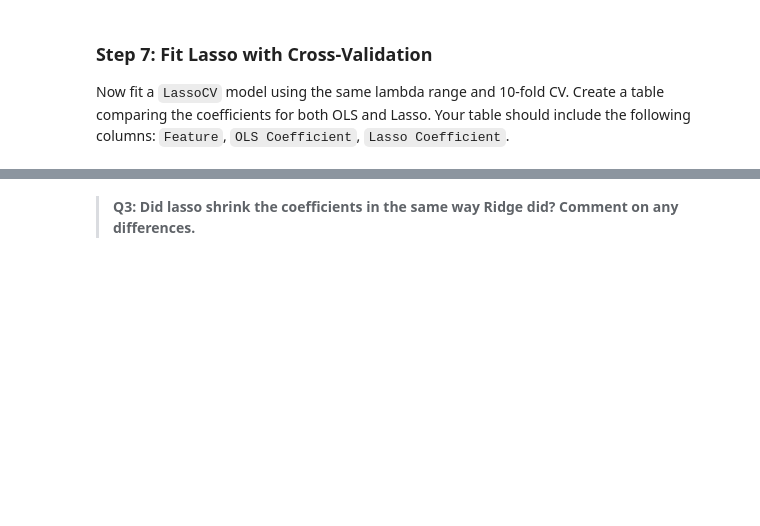
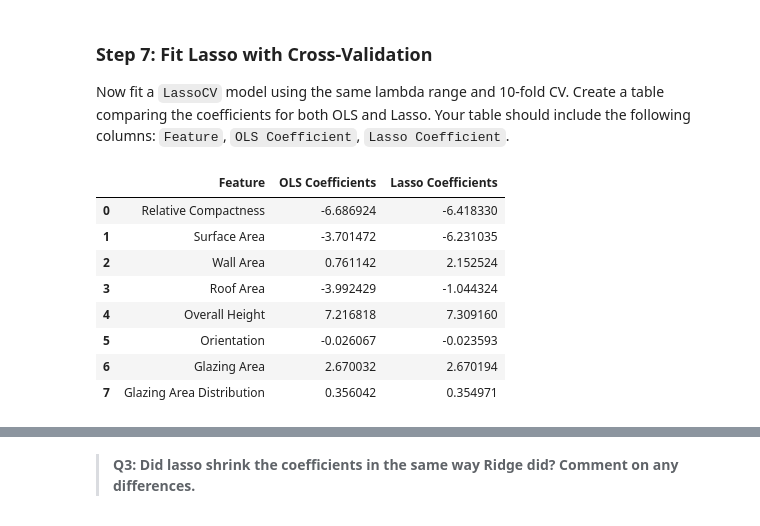
Before and after one commit to kaimorquecho/assignment-3, a Jupyter notebook: task1/hw3-task1.ipynb, the cells around one changed output, grey strips where cells are left out. Cells and saved outputs as stored; diff of their text form; code cells hidden in the pictures; blank space fills up the shorter version.

```diff
--- a/task1/hw3-task1.ipynb
+++ b/task1/hw3-task1.ipynb
@@ -206,6 +237,28 @@ _Type your answer here, replacing this text._
 
 Now fit a `LassoCV` model using the same lambda range and 10-fold CV. Create a table comparing the coefficients for both OLS and Lasso. Your table should include the following columns: `Feature`, `OLS Coefficient`, `Lasso Coefficient`.
 # %%
-lasso_cv = ...
+# Fit LassoCV model on same lambdas
+lasso_cv = LassoCV(alphas = lambdas,
+                  cv = 10).fit(X_train_scaled,
+                              y_train)
+
+# Compare to OLS on table
+lasso_table = pd.DataFrame(
+    {'Feature':feature_names,
+    'OLS Coefficients': ols.coef_,
+    'Lasso Coefficients': lasso_cv.coef_}
+)
+
+lasso_table
+# %% [output]
+|  | Feature | OLS Coefficients | Lasso Coefficients |
+| 0 | Relative Compactness | -6.686924 | -6.418330 |
+| 1 | Surface Area | -3.701472 | -6.231035 |
+| 2 | Wall Area | 0.761142 | 2.152524 |
+| 3 | Roof Area | -3.992429 | -1.044324 |
+| 4 | Overall Height | 7.216818 | 7.309160 |
+| 5 | Orientation | -0.026067 | -0.023593 |
+| 6 | Glazing Area | 2.670032 | 2.670194 |
+| 7 | Glazing Area Distribution | 0.356042 | 0.354971 |
 # %%
 grader.check("q5")
```
Also changed, not shown: parts of 13 cells of this notebook.
